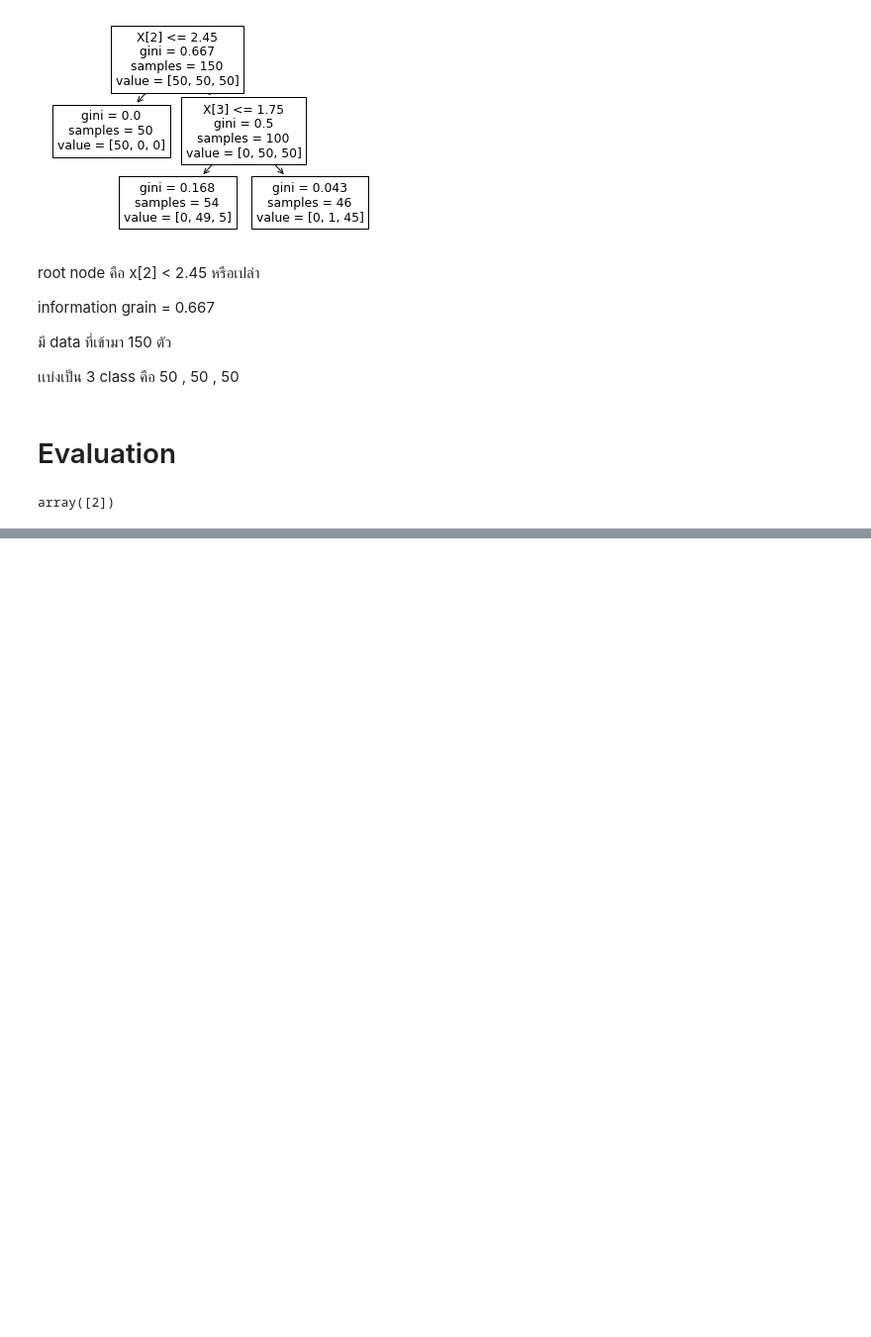
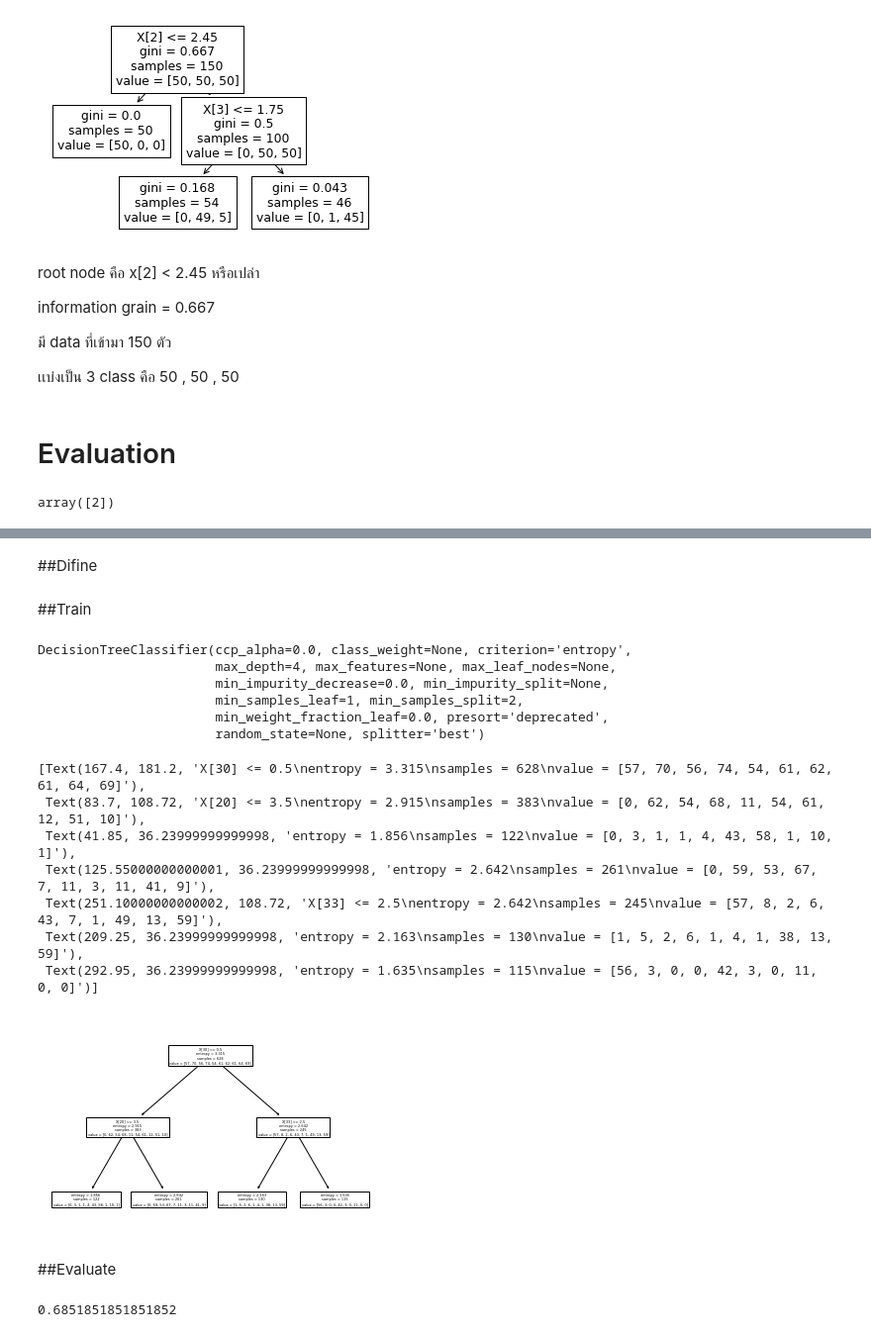
Before and after one commit to 603021852-8/DWDM21, a Jupyter notebook: Chapter7_Classification_(Decision_Tree).ipynb, the cells around one changed output, grey strips where cells are left out. Shown at 99% size. Saved outputs shown, nothing was run; the diff lists cells and outputs as text; code cells hidden in the pictures; blank space fills up the shorter version.

```diff
--- a/Chapter7_Classification_(Decision_Tree).ipynb
+++ b/Chapter7_Classification_(Decision_Tree).ipynb
@@ -106,0 +204,2 @@ array([2])
+# %%
+X_train2, X_val, y_train2, y_val = train_test_split(X_train, y_train, test_size=0.3, random_state=6)
@@ -106,0 +216,2 @@ array([2])
+# %%
+mytree1 = DecisionTreeClassifier()
@@ -106,0 +220,2 @@ array([2])
+# %%
+mytree1.fit(X_train2,y_train2)
@@ -106,0 +241,2 @@ array([2])
+# %% [markdown]
+##Difine
@@ -106,0 +245,24 @@ array([2])
+# %% [markdown]
+##Train
+# %%
+mytree1_hw.fit(X_train2,y_train2)
+# %% [output]
+DecisionTreeClassifier(ccp_alpha=0.0, class_weight=None, criterion='entropy',
+                       max_depth=4, max_features=None, max_leaf_nodes=None,
+                       min_impurity_decrease=0.0, min_impurity_split=None,
+                       min_samples_leaf=1, min_samples_split=2,
+                       min_weight_fraction_leaf=0.0, presort='deprecated',
+                       random_state=None, splitter='best')
+# %%
+plot_tree(mytree1)
+# %% [output]
+[Text(167.4, 181.2, 'X[30] <= 0.5\nentropy = 3.315\nsamples = 628\nvalue = [57, 70, 56, 74, 54, 61, 62, 61, 64, 69]'),
+ Text(83.7, 108.72, 'X[20] <= 3.5\nentropy = 2.915\nsamples = 383\nvalue = [0, 62, 54, 68, 11, 54, 61, 12, 51, 10]'),
+ Text(41.85, 36.23999999999998, 'entropy = 1.856\nsamples = 122\nvalue = [0, 3, 1, 1, 4, 43, 58, 1, 10, 1]'),
+ Text(125.55000000000001, 36.23999999999998, 'entropy = 2.642\nsamples = 261\nvalue = [0, 59, 53, 67, 7, 11, 3, 11, 41, 9]'),
+ Text(251.10000000000002, 108.72, 'X[33] <= 2.5\nentropy = 2.642\nsamples = 245\nvalue = [57, 8, 2, 6, 43, 7, 1, 49, 13, 59]'),
+ Text(209.25, 36.23999999999998, 'entropy = 2.163\nsamples = 130\nvalue = [1, 5, 2, 6, 1, 4, 1, 38, 13, 59]'),
+ Text(292.95, 36.23999999999998, 'entropy = 1.635\nsamples = 115\nvalue = [56, 3, 0, 0, 42, 3, 0, 11, 0, 0]')]
+[figure, added]
+# %% [markdown]
+##Evaluate
@@ -106,0 +273,4 @@ array([2])
+# %%
+accuracy_score(y_val, mytree1_hw_result )
+# %% [output]
+0.6851851851851852
```
Also changed, not shown: parts of 82 cells of this notebook.
